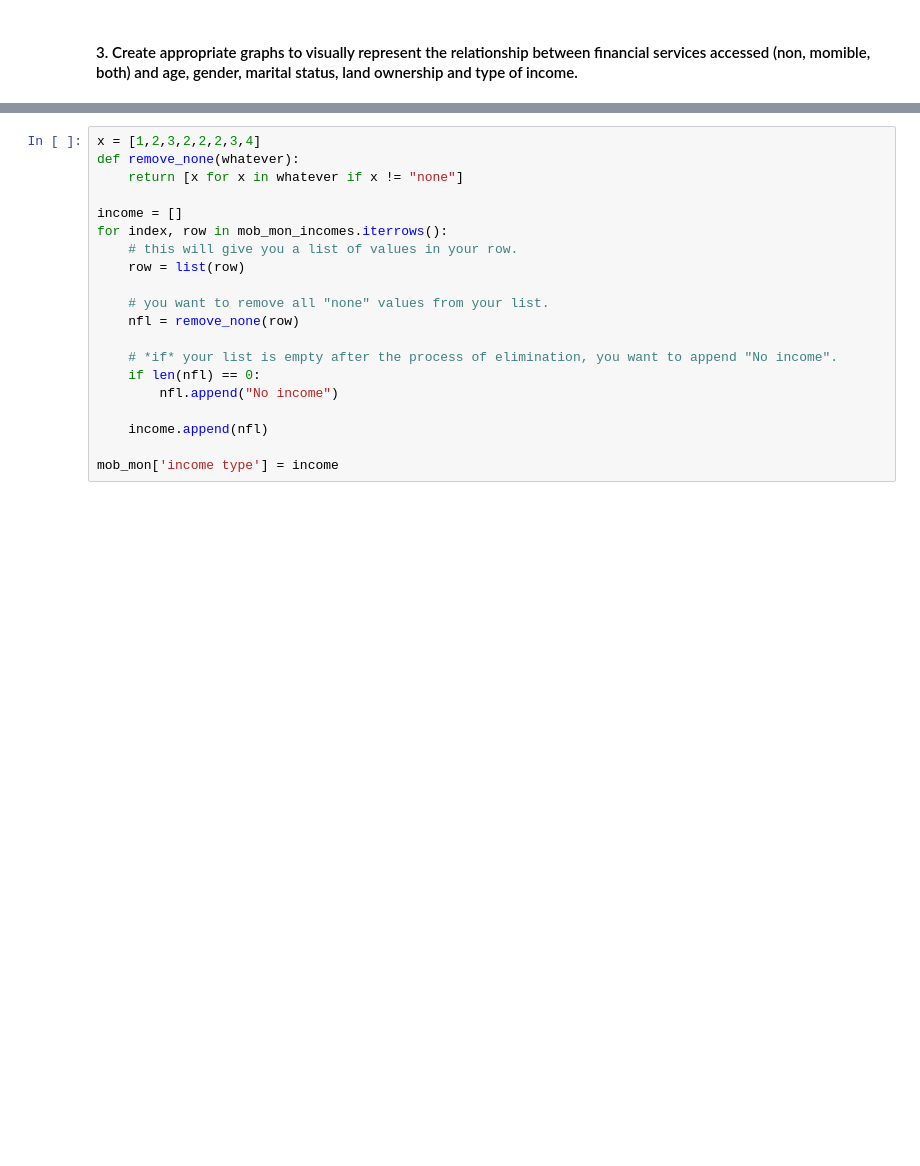
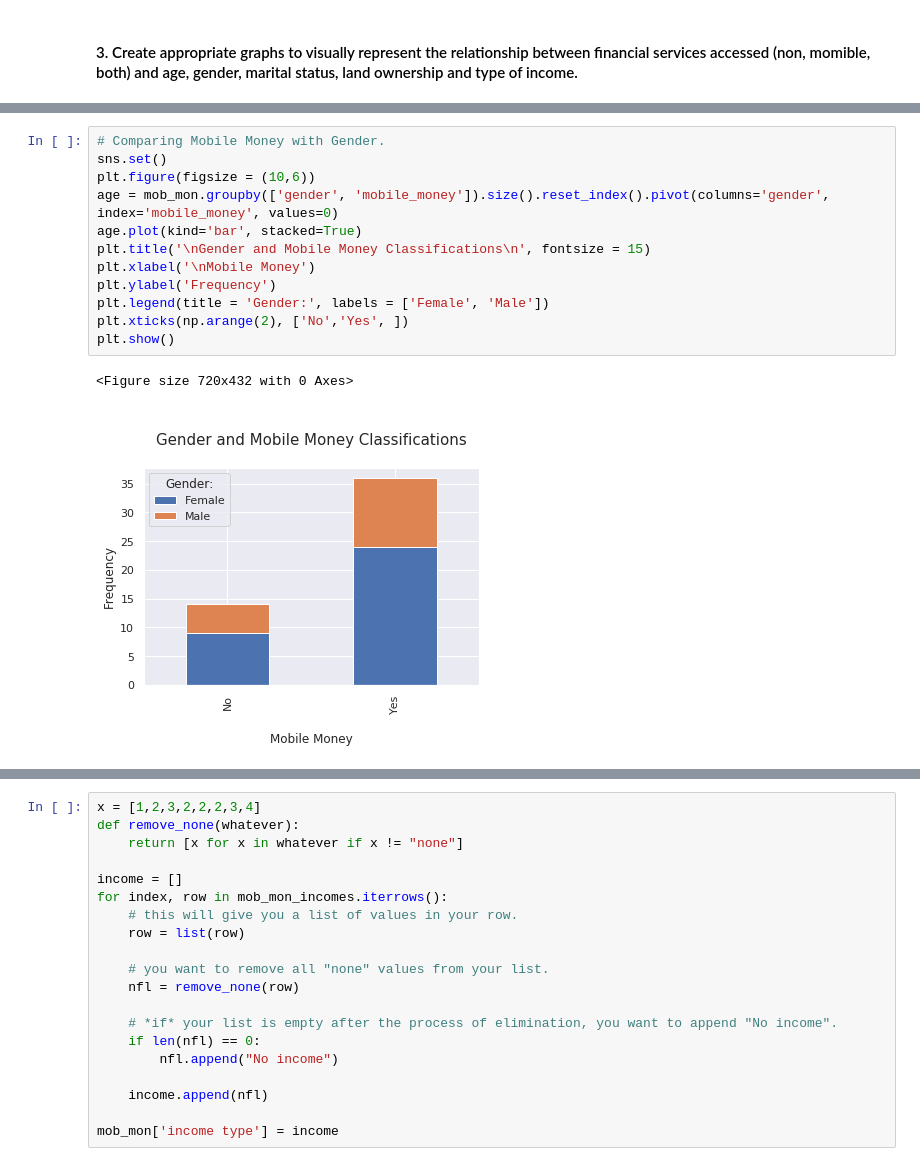
Before and after one commit to boitshepo97/tanzania-mobile-money, a Jupyter notebook: Financial Services Use In Tanzania.ipynb, the cells around one changed output, grey strips where cells are left out. Drawn from its saved outputs; the diff is of its cells as text; blank space fills up the shorter version.

```diff
--- a/Financial Services Use In Tanzania.ipynb
+++ b/Financial Services Use In Tanzania.ipynb
@@ -154,0 +246,15 @@ plt.show()
+# %%
+# Comparing Mobile Money with Gender.
+sns.set()
+plt.figure(figsize = (10,6))
+age = mob_mon.groupby(['gender', 'mobile_money']).size().reset_index().pivot(columns='gender', index='mobile_money', values=0)
+age.plot(kind='bar', stacked=True)
+plt.title('\nGender and Mobile Money Classifications\n', fontsize = 15)
+plt.xlabel('\nMobile Money')
+plt.ylabel('Frequency')
+plt.legend(title = 'Gender:', labels = ['Female', 'Male'])
+plt.xticks(np.arange(2), ['No','Yes', ])
+plt.show()
+# %% [output]
+<Figure size 720x432 with 0 Axes>
+[figure, added]
```
Also changed, not shown: parts of 23 cells of this notebook, 2 other files.
